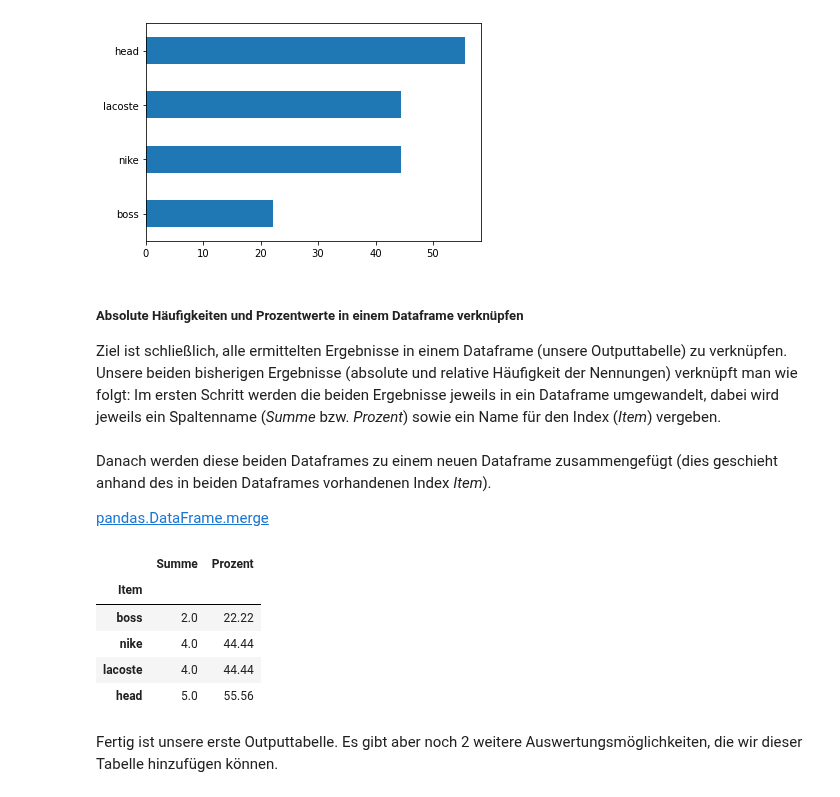
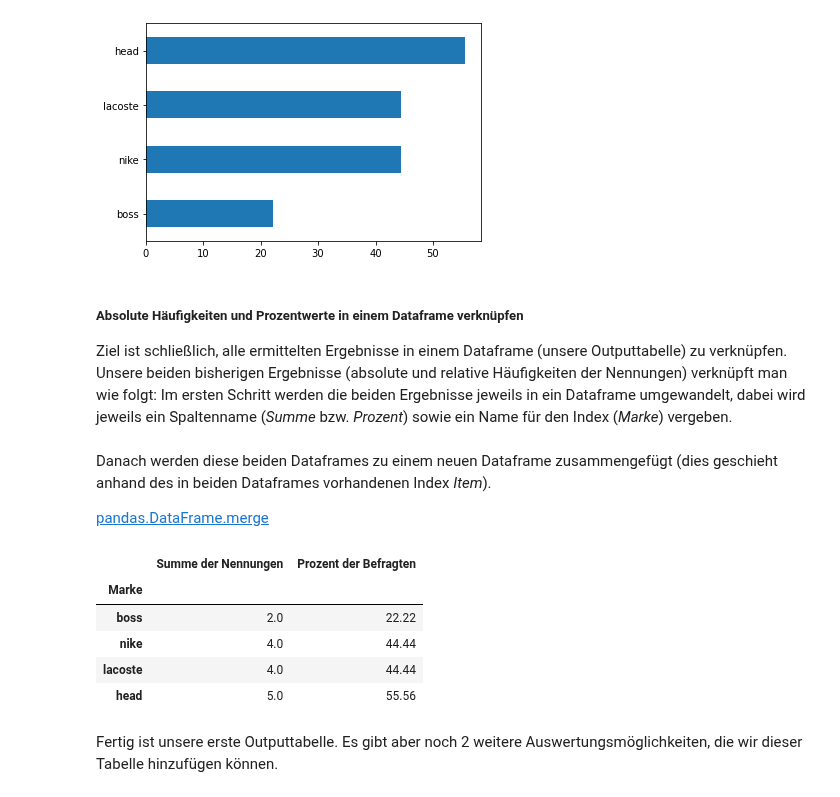
Before and after one commit to manfred2020/DA_mit_Python, a Jupyter notebook: Kapitel 12/12_Mehrfachantwortensets.ipynb, the cells around one changed output. Saved outputs shown, nothing was run; the diff lists cells and outputs as text; code cells hidden in the pictures.

```diff
--- a/Kapitel 12/12_Mehrfachantwortensets.ipynb
+++ b/Kapitel 12/12_Mehrfachantwortensets.ipynb
@@ -115,24 +115,24 @@ ax = prozent.plot.barh()
 # %% [markdown]
 ##### Absolute Häufigkeiten und Prozentwerte in einem Dataframe verknüpfen
 
-Ziel ist schließlich, alle ermittelten Ergebnisse in einem Dataframe (unsere Outputtabelle) zu verknüpfen. Unsere beiden bisherigen Ergebnisse (absolute und relative Häufigkeit der Nennungen) verknüpft man wie folgt: Im ersten Schritt werden die beiden Ergebnisse jeweils in ein Dataframe umgewandelt, dabei wird jeweils ein Spaltenname (*Summe* bzw. *Prozent*) sowie ein Name für den Index (*Item*) vergeben.
+Ziel ist schließlich, alle ermittelten Ergebnisse in einem Dataframe (unsere Outputtabelle) zu verknüpfen. Unsere beiden bisherigen Ergebnisse (absolute und relative Häufigkeiten der Nennungen) verknüpft man wie folgt: Im ersten Schritt werden die beiden Ergebnisse jeweils in ein Dataframe umgewandelt, dabei wird jeweils ein Spaltenname (*Summe* bzw. *Prozent*) sowie ein Name für den Index (*Marke*) vergeben.
 # %%
-s = pd.DataFrame(summe, columns = ["Summe"])
-s.index.name = "Item"
+s = pd.DataFrame(summe, columns = ["Summe der Nennungen"])
+s.index.name = "Marke"
 
-p = pd.DataFrame(prozent, columns = ["Prozent"])
-p.index.name = "Item"
+p = pd.DataFrame(prozent, columns = ["Prozent der Befragten"])
+p.index.name = "Marke"
 # %% [markdown]
 Danach werden diese beiden Dataframes zu einem neuen Dataframe zusammengefügt (dies geschieht anhand des in beiden Dataframes vorhandenen Index *Item*).
 
 [pandas.DataFrame.merge](https://pandas.pydata.org/pandas-docs/stable/reference/api/pandas.DataFrame.merge.html)
 # %%
-set1 = pd.merge(s, p, how = 'outer', on = 'Item')
+set1 = pd.merge(s, p, how = 'outer', on = 'Marke')
 
 set1
 # %% [output]
-|  | Summe | Prozent |
-| Item |  |  |
+|  | Summe der Nennungen | Prozent der Befragten |
+| Marke |  |  |
 | boss | 2.0 | 22.22 |
 | nike | 4.0 | 44.44 |
 | lacoste | 4.0 | 44.44 |
```
Also changed, not shown: parts of 19 cells of this notebook, 1 other file.
